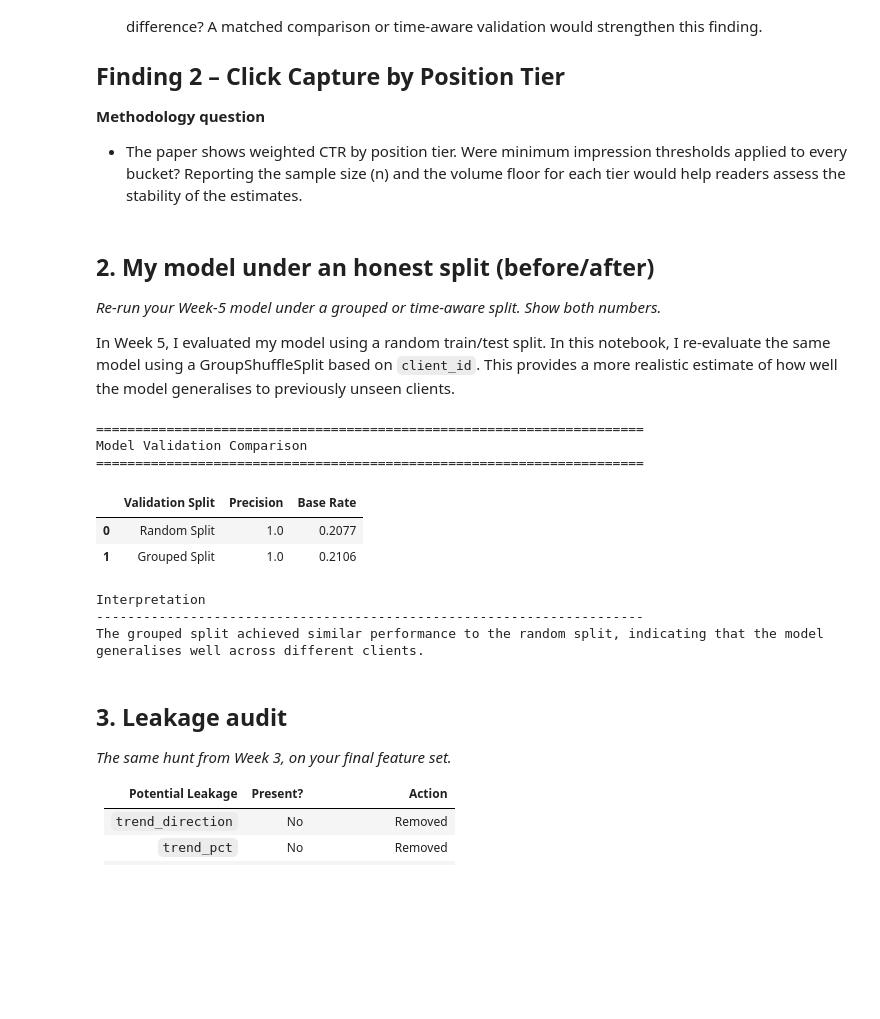
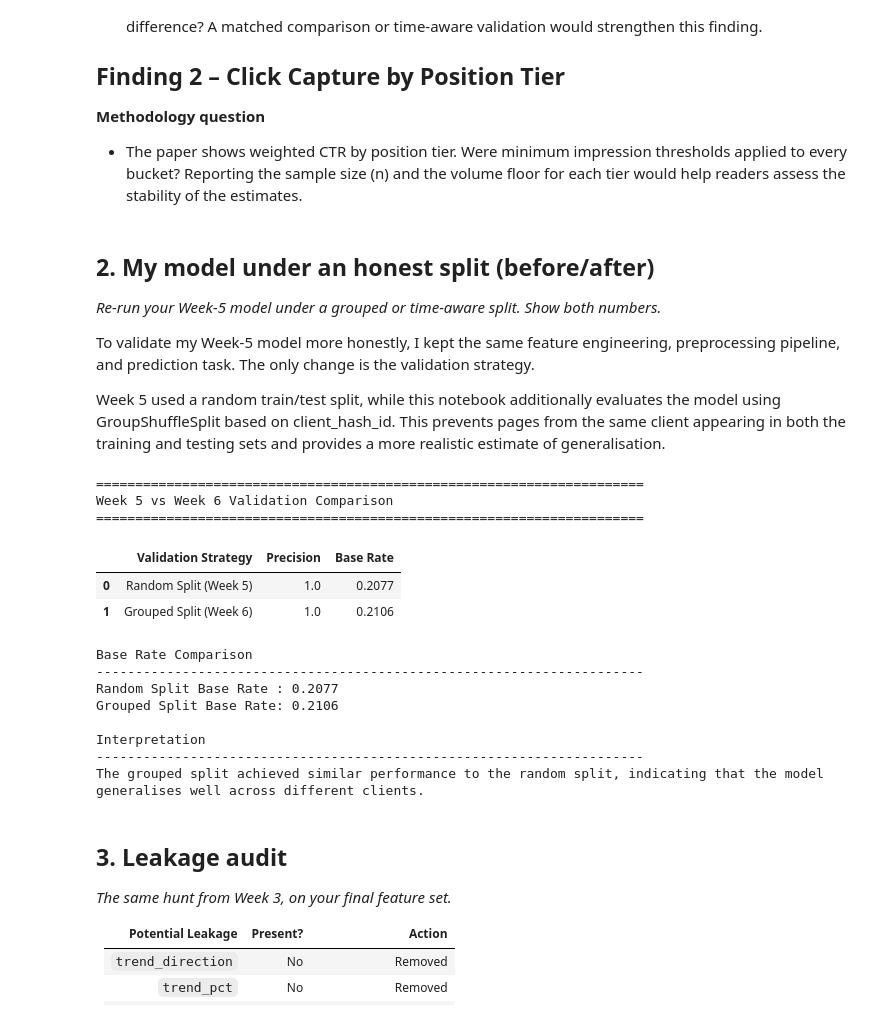
Before and after one commit to Ujjwalupreti/flyrank-internship-capstone, a Jupyter notebook: work/notebooks/w06_validation_audit.ipynb, the cells around one changed output. Cells and saved outputs as stored; diff of their text form; code cells hidden in the pictures; blank space fills up the shorter version.

Commit message:
Complete ML-09 validation audit with grouped validation and leakage analysis

```diff
--- a/work/notebooks/w06_validation_audit.ipynb
+++ b/work/notebooks/w06_validation_audit.ipynb
@@ -30,7 +30,9 @@ This skeleton is yours to fill. Work the sections **in order** — each one has
 
 *Re-run your Week-5 model under a grouped or time-aware split. Show both numbers.*
 
-In Week 5, I evaluated my model using a random train/test split. In this notebook, I re-evaluate the same model using a GroupShuffleSplit based on `client_id`. This provides a more realistic estimate of how well the model generalises to previously unseen clients.
+To validate my Week-5 model more honestly, I kept the same feature engineering, preprocessing pipeline, and prediction task. The only change is the validation strategy.
+
+Week 5 used a random train/test split, while this notebook additionally evaluates the model using GroupShuffleSplit based on client_hash_id. This prevents pages from the same client appearing in both the training and testing sets and provides a more realistic estimate of generalisation.
 # %%
 import duckdb
 import pandas as pd
@@ -77,8 +79,8 @@ SELECT
     MAX(d.content_type) AS content_type,
 
     CASE
-        WHEN SUM(gsc_clicks) = 0 THEN 0
-        ELSE 1
+    WHEN SUM(gsc_clicks)>0 THEN 1
+    ELSE 0
     END AS target
 
 FROM {REL_FACT} f
@@ -161,45 +163,58 @@ pred_group = model.predict(X_test_g)
 precision_group = precision_score(y_test_g, pred_group)
 base_rate_group = y_test_g.mean()
 
-results = pd.DataFrame({
-    "Validation Split": ["Random Split", "Grouped Split"],
+comparison = pd.DataFrame({
+    "Validation Strategy": [
+        "Random Split (Week 5)",
+        "Grouped Split (Week 6)"
+    ],
     "Precision": [
         round(precision_random, 4),
         round(precision_group, 4)
     ],
     "Base Rate": [
         round(base_rate_random, 4),
         round(base_rate_group, 4)
     ]
 })
 
 print("=" * 70)
-print("Model Validation Comparison")
+print("Week 5 vs Week 6 Validation Comparison")
 print("=" * 70)
 
-display(results)
+display(comparison)
+
+print("\nBase Rate Comparison")
+print("-" * 70)
+print(f"Random Split Base Rate : {base_rate_random:.4f}")
+print(f"Grouped Split Base Rate: {base_rate_group:.4f}")
 
 print("\nInterpretation")
 print("-" * 70)
 
 if precision_group < precision_random:
     print(
         "The grouped split produced a lower precision than the random split. "
         "This indicates that grouped validation provides a more realistic estimate "
         "of model performance on unseen clients."
     )
 else:
     print(
         "The grouped split achieved similar performance to the random split, "
         "indicating that the model generalises well across different clients."
     )
 # %% [output]
 ======================================================================
-Model Validation Comparison
+Week 5 vs Week 6 Validation Comparison
 ======================================================================
-|  | Validation Split | Precision | Base Rate |
-| 0 | Random Split | 1.0 | 0.2077 |
-| 1 | Grouped Split | 1.0 | 0.2106 |
+|  | Validation Strategy | Precision | Base Rate |
+| 0 | Random Split (Week 5) | 1.0 | 0.2077 |
+| 1 | Grouped Split (Week 6) | 1.0 | 0.2106 |
+Base Rate Comparison
+----------------------------------------------------------------------
+Random Split Base Rate : 0.2077
+Grouped Split Base Rate: 0.2106
+
 Interpretation
 ----------------------------------------------------------------------
 The grouped split achieved similar performance to the random split, indicating that the model generalises well across different clients.
```
Also changed, not shown: parts of 4 cells of this notebook.
